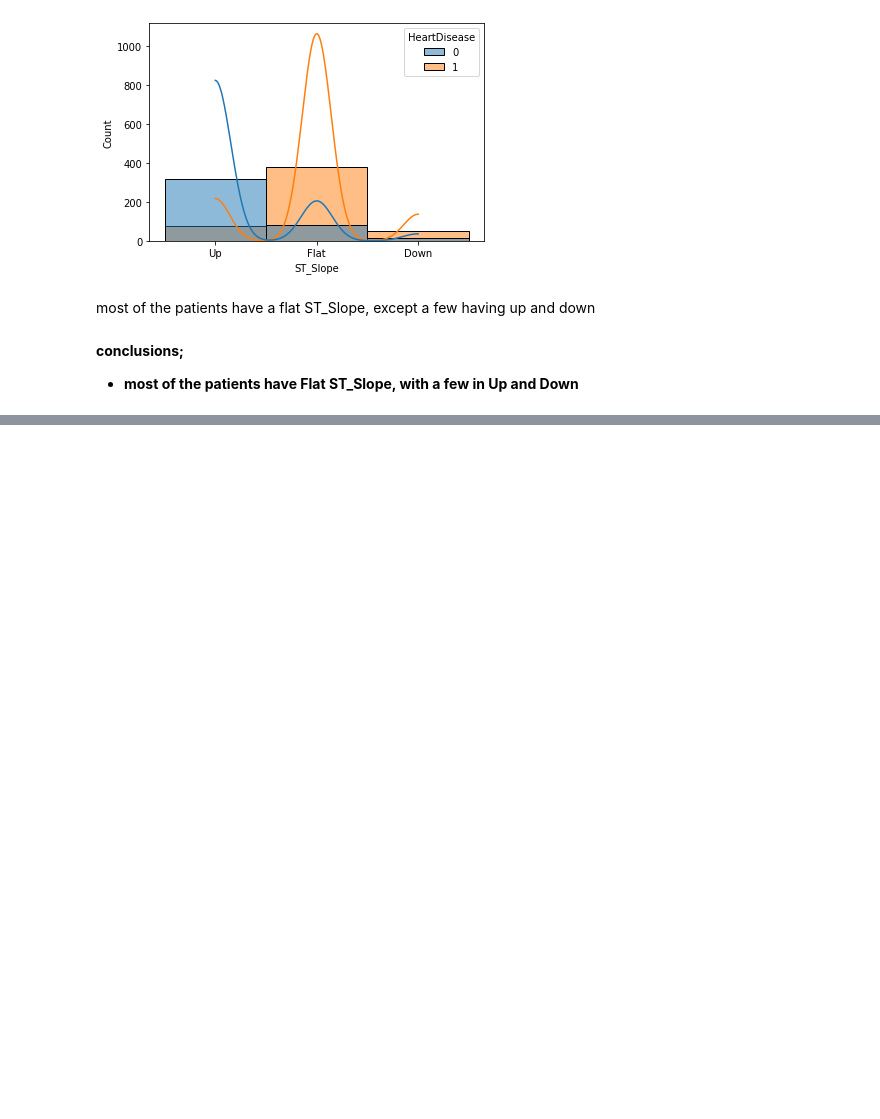
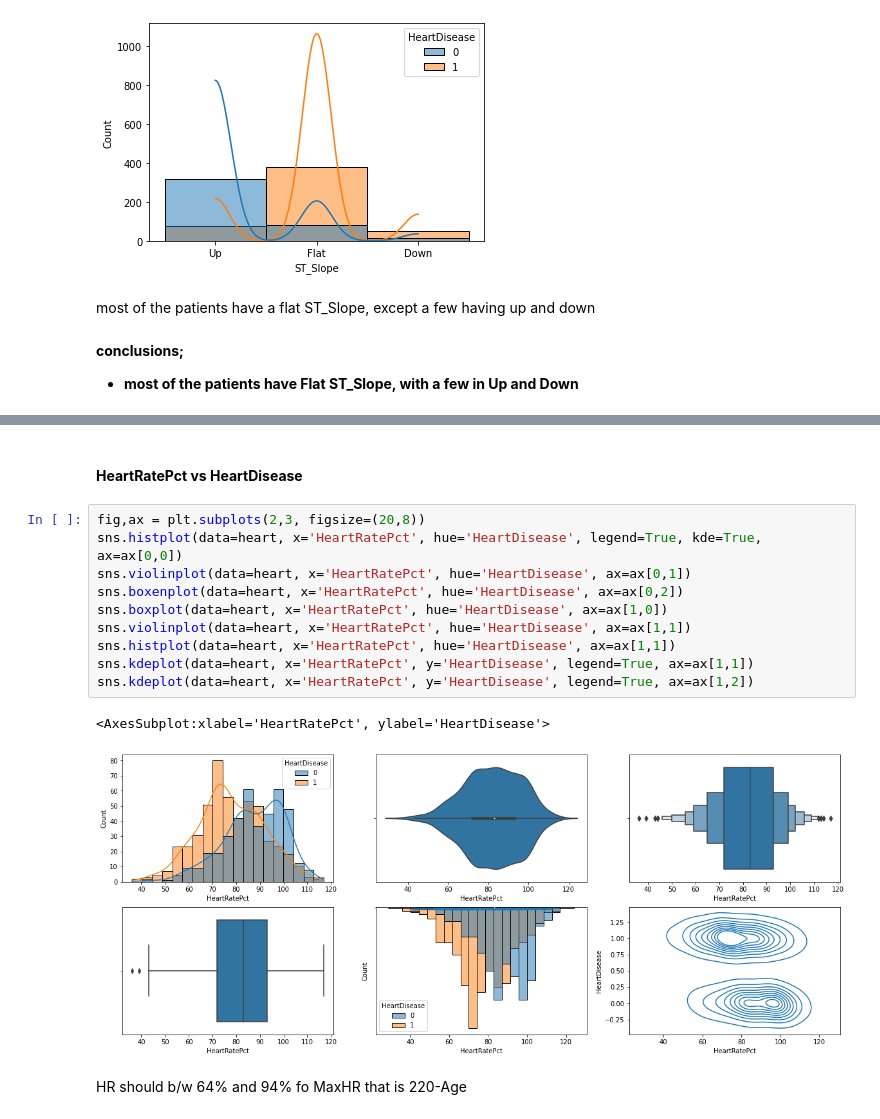
Before and after one commit to Irfan-Ahmad-byte/Heart-Failure, a Jupyter notebook: heart_failure.ipynb, the cells around one changed output, grey strips where cells are left out. Drawn from its saved outputs; the diff is of its cells as text; blank space fills up the shorter version.

Commit message:
HeartRatePct added

```diff
--- a/heart_failure.ipynb
+++ b/heart_failure.ipynb
@@ -502,0 +510,17 @@ most of the patients have a flat ST_Slope, except a few having up and down
+# %% [markdown]
+#### **HeartRatePct vs HeartDisease**
+# %%
+fig,ax = plt.subplots(2,3, figsize=(20,8))
+sns.histplot(data=heart, x='HeartRatePct', hue='HeartDisease', legend=True, kde=True, ax=ax[0,0])
+sns.violinplot(data=heart, x='HeartRatePct', hue='HeartDisease', ax=ax[0,1])
+sns.boxenplot(data=heart, x='HeartRatePct', hue='HeartDisease', ax=ax[0,2])
+sns.boxplot(data=heart, x='HeartRatePct', hue='HeartDisease', ax=ax[1,0])
+sns.violinplot(data=heart, x='HeartRatePct', hue='HeartDisease', ax=ax[1,1])
+sns.histplot(data=heart, x='HeartRatePct', hue='HeartDisease', ax=ax[1,1])
+sns.kdeplot(data=heart, x='HeartRatePct', y='HeartDisease', legend=True, ax=ax[1,1])
+sns.kdeplot(data=heart, x='HeartRatePct', y='HeartDisease', legend=True, ax=ax[1,2])
+# %% [output]
+<AxesSubplot:xlabel='HeartRatePct', ylabel='HeartDisease'>
+[figure, added]
+# %% [markdown]
+HR should b/w 64% and 94% fo MaxHR that is 220-Age
```
Also changed, not shown: parts of 1 cell of this notebook.
